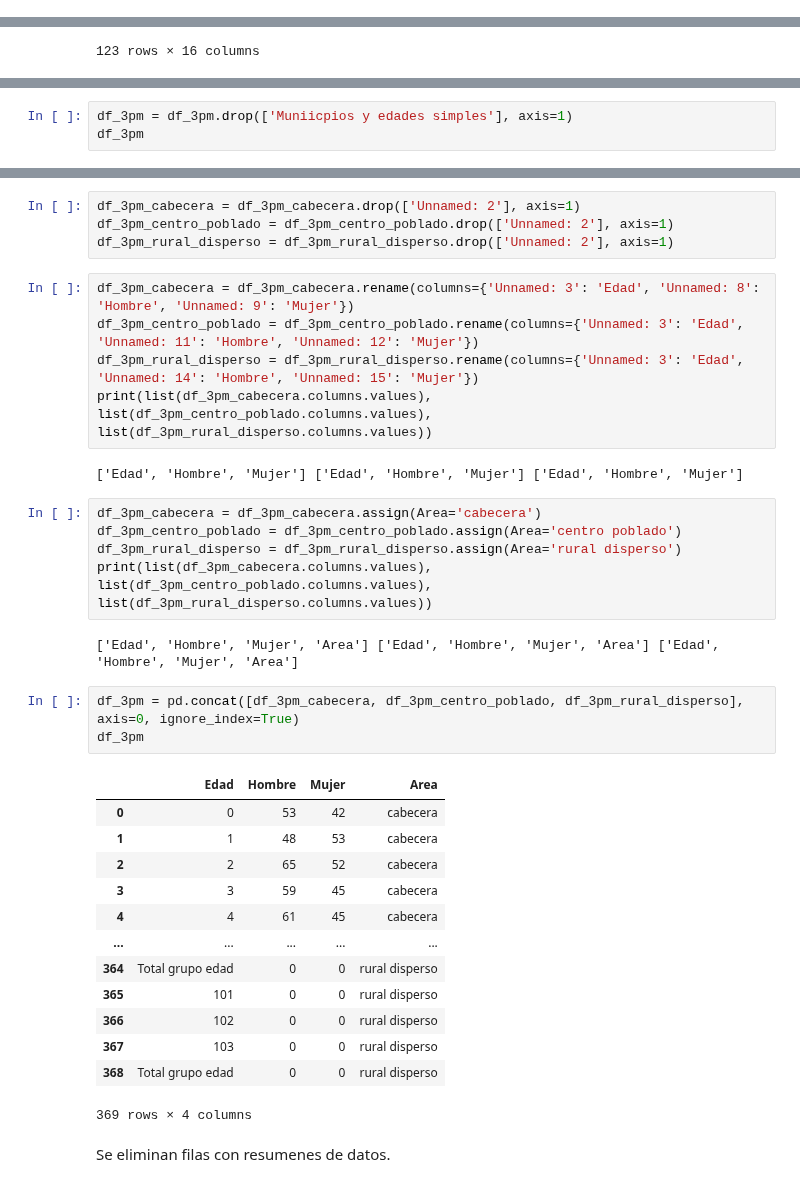
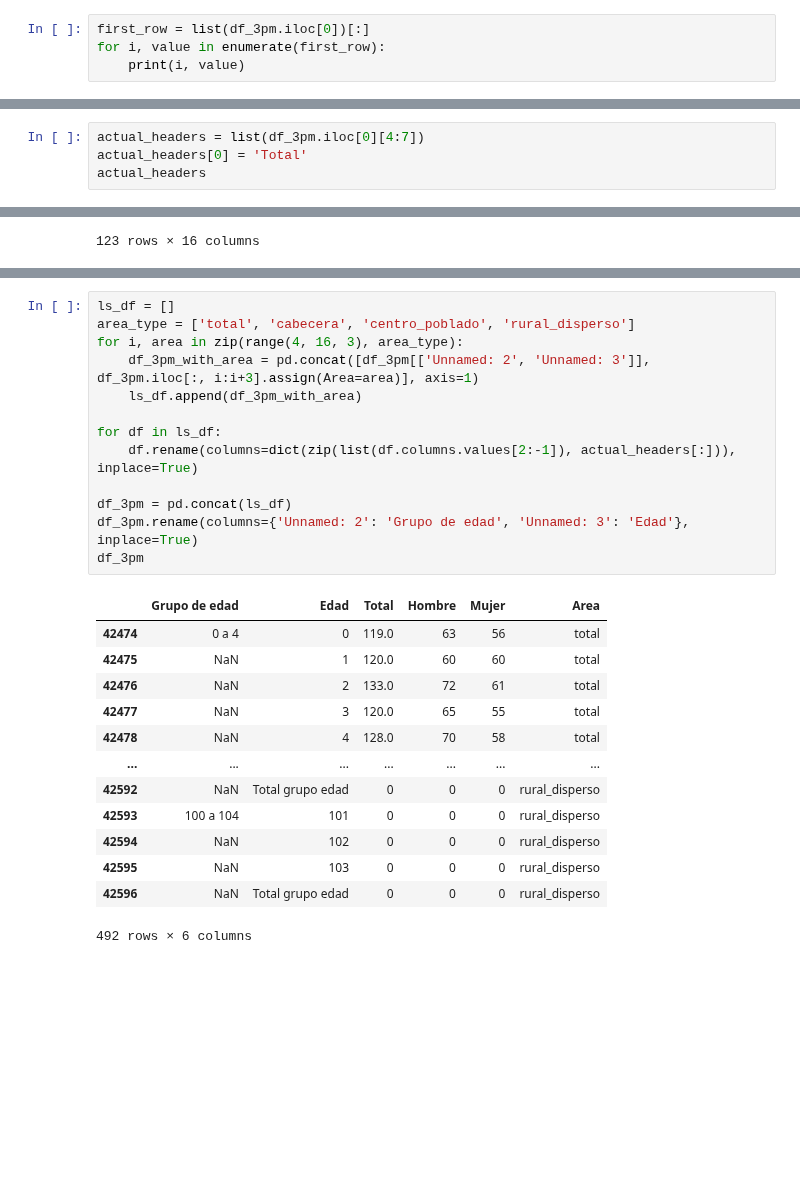
Before and after one commit to Schiavi13/Censo-Viterbo-Caldas-2018, a Jupyter notebook: source_to_csv_3pm.ipynb, the cells around one changed output, grey strips where cells are left out. Saved outputs shown, nothing was run; the diff lists cells and outputs as text; blank space fills up the shorter version.

```diff
--- a/source_to_csv_3pm.ipynb
+++ b/source_to_csv_3pm.ipynb
@@ -42,0 +26,4 @@ list(df_3pm.columns.values)
+# %%
+first_row = list(df_3pm.iloc[0])[:]
+for i, value in enumerate(first_row):
+    print(i, value)
@@ -42,0 +49,4 @@ list(df_3pm.columns.values)
+# %%
+actual_headers = list(df_3pm.iloc[0][4:7])
+actual_headers[0] = 'Total'
+actual_headers
@@ -65,3 +74,0 @@ Se elimina la primera columna ya que no tiene información relevante.
-# %%
-df_3pm = df_3pm.drop(['Muniicpios y edades simples'], axis=1)
-df_3pm
@@ -90,37 +77,27 @@ Ahora que se tienen los grupos individualizados, es necesario cambiar el nombre
-# %%
-df_3pm_cabecera = df_3pm_cabecera.drop(['Unnamed: 2'], axis=1)
-df_3pm_centro_poblado = df_3pm_centro_poblado.drop(['Unnamed: 2'], axis=1)
-df_3pm_rural_disperso = df_3pm_rural_disperso.drop(['Unnamed: 2'], axis=1)
-# %%
-df_3pm_cabecera = df_3pm_cabecera.rename(columns={'Unnamed: 3': 'Edad', 'Unnamed: 8': 'Hombre', 'Unnamed: 9': 'Mujer'})
-df_3pm_centro_poblado = df_3pm_centro_poblado.rename(columns={'Unnamed: 3': 'Edad', 'Unnamed: 11': 'Hombre', 'Unnamed: 12': 'Mujer'})
-df_3pm_rural_disperso = df_3pm_rural_disperso.rename(columns={'Unnamed: 3': 'Edad', 'Unnamed: 14': 'Hombre', 'Unnamed: 15': 'Mujer'})
-print(list(df_3pm_cabecera.columns.values), list(df_3pm_centro_poblado.columns.values), list(df_3pm_rural_disperso.columns.values))
-# %% [output]
-['Edad', 'Hombre', 'Mujer'] ['Edad', 'Hombre', 'Mujer'] ['Edad', 'Hombre', 'Mujer']
-# %%
-df_3pm_cabecera = df_3pm_cabecera.assign(Area='cabecera')
-df_3pm_centro_poblado = df_3pm_centro_poblado.assign(Area='centro poblado')
-df_3pm_rural_disperso = df_3pm_rural_disperso.assign(Area='rural disperso')
-print(list(df_3pm_cabecera.columns.values), list(df_3pm_centro_poblado.columns.values), list(df_3pm_rural_disperso.columns.values))
-# %% [output]
-['Edad', 'Hombre', 'Mujer', 'Area'] ['Edad', 'Hombre', 'Mujer', 'Area'] ['Edad', 'Hombre', 'Mujer', 'Area']
-# %%
-df_3pm = pd.concat([df_3pm_cabecera, df_3pm_centro_poblado, df_3pm_rural_disperso], axis=0, ignore_index=True)
-df_3pm
-# %% [output]
-|  | Edad | Hombre | Mujer | Area |
-| 0 | 0 | 53 | 42 | cabecera |
-| 1 | 1 | 48 | 53 | cabecera |
-| 2 | 2 | 65 | 52 | cabecera |
-| 3 | 3 | 59 | 45 | cabecera |
-| 4 | 4 | 61 | 45 | cabecera |
-| ... | ... | ... | ... | ... |
-| 364 | Total grupo edad | 0 | 0 | rural disperso |
-| 365 | 101 | 0 | 0 | rural disperso |
-| 366 | 102 | 0 | 0 | rural disperso |
-| 367 | 103 | 0 | 0 | rural disperso |
-| 368 | Total grupo edad | 0 | 0 | rural disperso |
-369 rows × 4 columns
-# %% [markdown]
-Se eliminan filas con resumenes de datos.
+# %%
+ls_df = []
+area_type = ['total', 'cabecera', 'centro_poblado', 'rural_disperso']
+for i, area in zip(range(4, 16, 3), area_type):
+    df_3pm_with_area = pd.concat([df_3pm[['Unnamed: 2', 'Unnamed: 3']], df_3pm.iloc[:, i:i+3].assign(Area=area)], axis=1)
+    ls_df.append(df_3pm_with_area)
+
+for df in ls_df:
+    df.rename(columns=dict(zip(list(df.columns.values[2:-1]), actual_headers[:])), inplace=True)
+
+df_3pm = pd.concat(ls_df)
+df_3pm.rename(columns={'Unnamed: 2': 'Grupo de edad', 'Unnamed: 3': 'Edad'}, inplace=True)
+df_3pm
+# %% [output]
+|  | Grupo de edad | Edad | Total | Hombre | Mujer | Area |
+| 42474 | 0 a 4 | 0 | 119.0 | 63 | 56 | total |
+| 42475 | NaN | 1 | 120.0 | 60 | 60 | total |
+| 42476 | NaN | 2 | 133.0 | 72 | 61 | total |
+| 42477 | NaN | 3 | 120.0 | 65 | 55 | total |
+| 42478 | NaN | 4 | 128.0 | 70 | 58 | total |
+| ... | ... | ... | ... | ... | ... | ... |
+| 42592 | NaN | Total grupo edad | 0 | 0 | 0 | rural_disperso |
+| 42593 | 100 a 104 | 101 | 0 | 0 | 0 | rural_disperso |
+| 42594 | NaN | 102 | 0 | 0 | 0 | rural_disperso |
+| 42595 | NaN | 103 | 0 | 0 | 0 | rural_disperso |
+| 42596 | NaN | Total grupo edad | 0 | 0 | 0 | rural_disperso |
+492 rows × 6 columns
```
Also changed, not shown: parts of 18 cells of this notebook.
